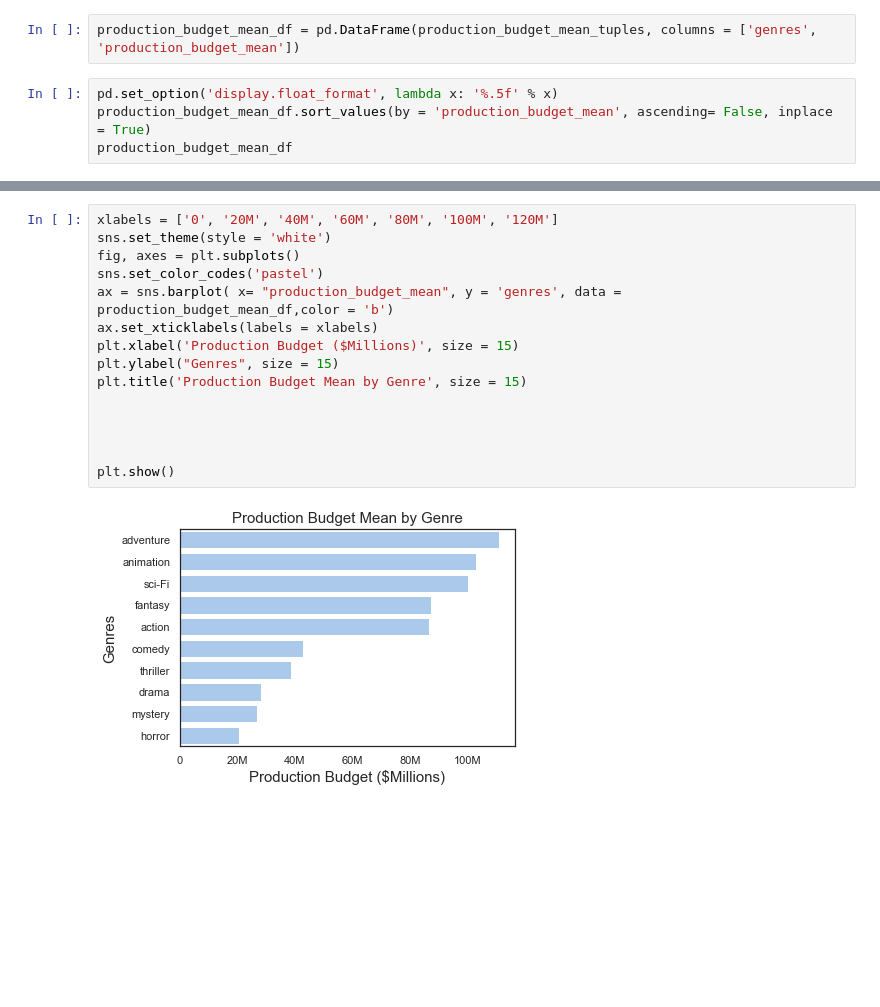
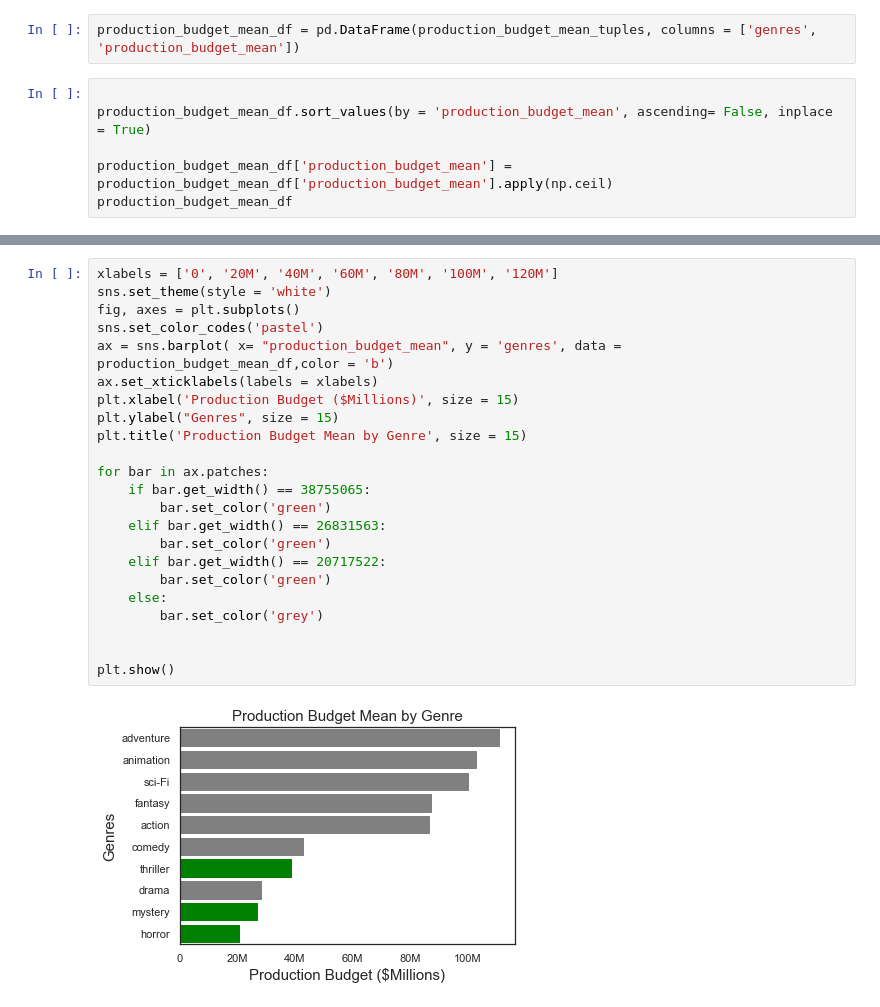
Before and after one commit to learn-co-curriculum/dsc-phase-1-project-v2-4, a Jupyter notebook: Recommendations.ipynb, the cells around one changed output, grey strips where cells are left out. Drawn from its saved outputs; the diff is of its cells as text; blank space fills up the shorter version.

```diff
--- a/Recommendations.ipynb
+++ b/Recommendations.ipynb
@@ -567,8 +544,10 @@ production_budget_mean_tuples = list(zip(budget_genre_list, genre_production_mea
 # %%
 production_budget_mean_df = pd.DataFrame(production_budget_mean_tuples, columns = ['genres', 'production_budget_mean'])
 # %%
-pd.set_option('display.float_format', lambda x: '%.5f' % x)
+
 production_budget_mean_df.sort_values(by = 'production_budget_mean', ascending= False, inplace = True)
+
+production_budget_mean_df['production_budget_mean'] = production_budget_mean_df['production_budget_mean'].apply(np.ceil)
 production_budget_mean_df
 # %% [output]
 |  | genres | production_budget_mean |
@@ -585,17 +564,25 @@ production_budget_mean_df
 # %%
 xlabels = ['0', '20M', '40M', '60M', '80M', '100M', '120M']
 sns.set_theme(style = 'white')
 fig, axes = plt.subplots()
 sns.set_color_codes('pastel')
 ax = sns.barplot( x= "production_budget_mean", y = 'genres', data = production_budget_mean_df,color = 'b')
 ax.set_xticklabels(labels = xlabels)
 plt.xlabel('Production Budget ($Millions)', size = 15)
 plt.ylabel("Genres", size = 15)
 plt.title('Production Budget Mean by Genre', size = 15)
 
-
+for bar in ax.patches:
+    if bar.get_width() == 38755065:
+        bar.set_color('green')
+    elif bar.get_width() == 26831563:
+        bar.set_color('green')
+    elif bar.get_width() == 20717522:
+        bar.set_color('green')
+    else:
+        bar.set_color('grey')
 
 
 plt.show()
 # %% [output]
-[figure, old version]
+[figure, new version]
```
Also changed, not shown: parts of 11 cells of this notebook.
